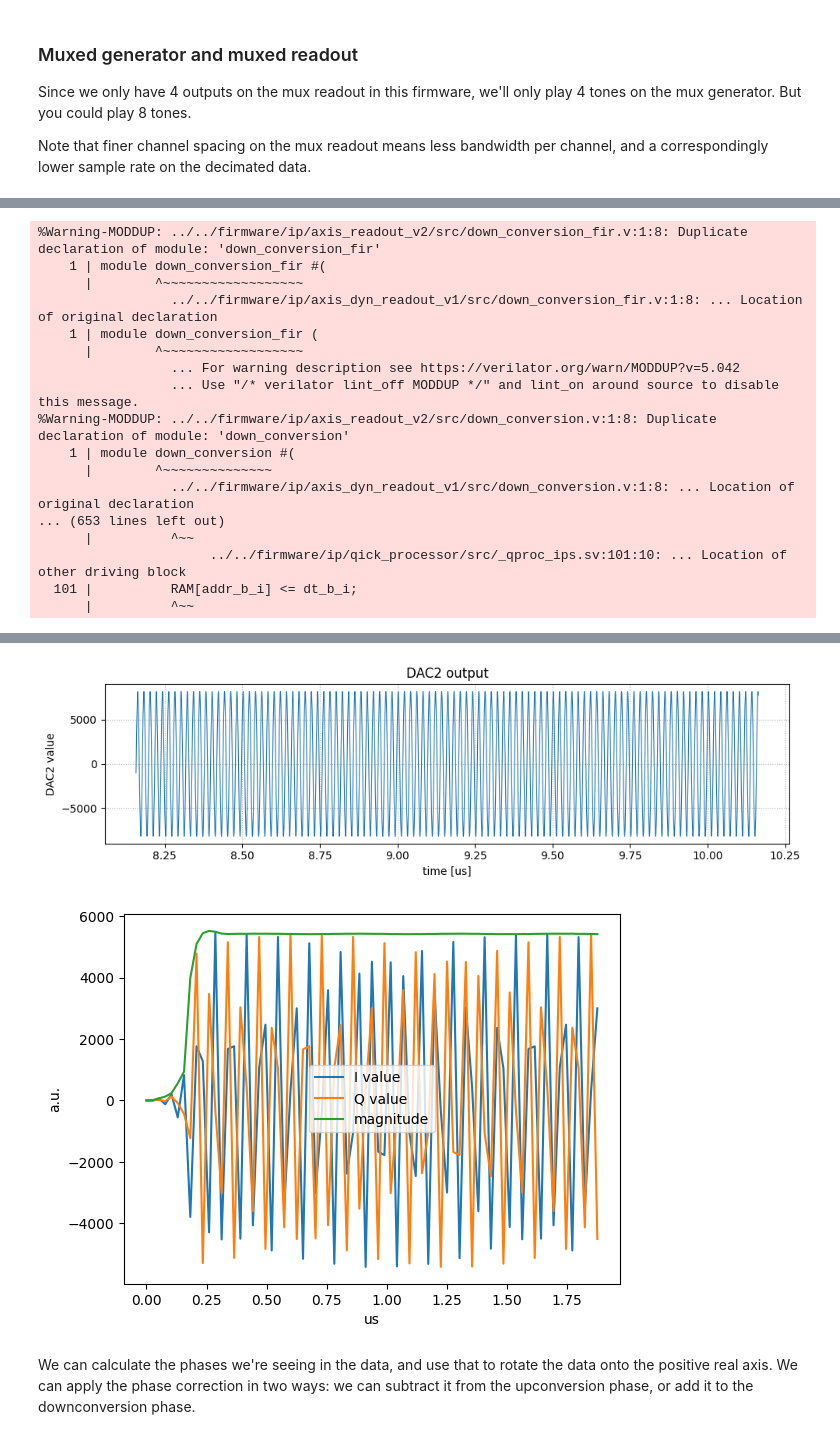
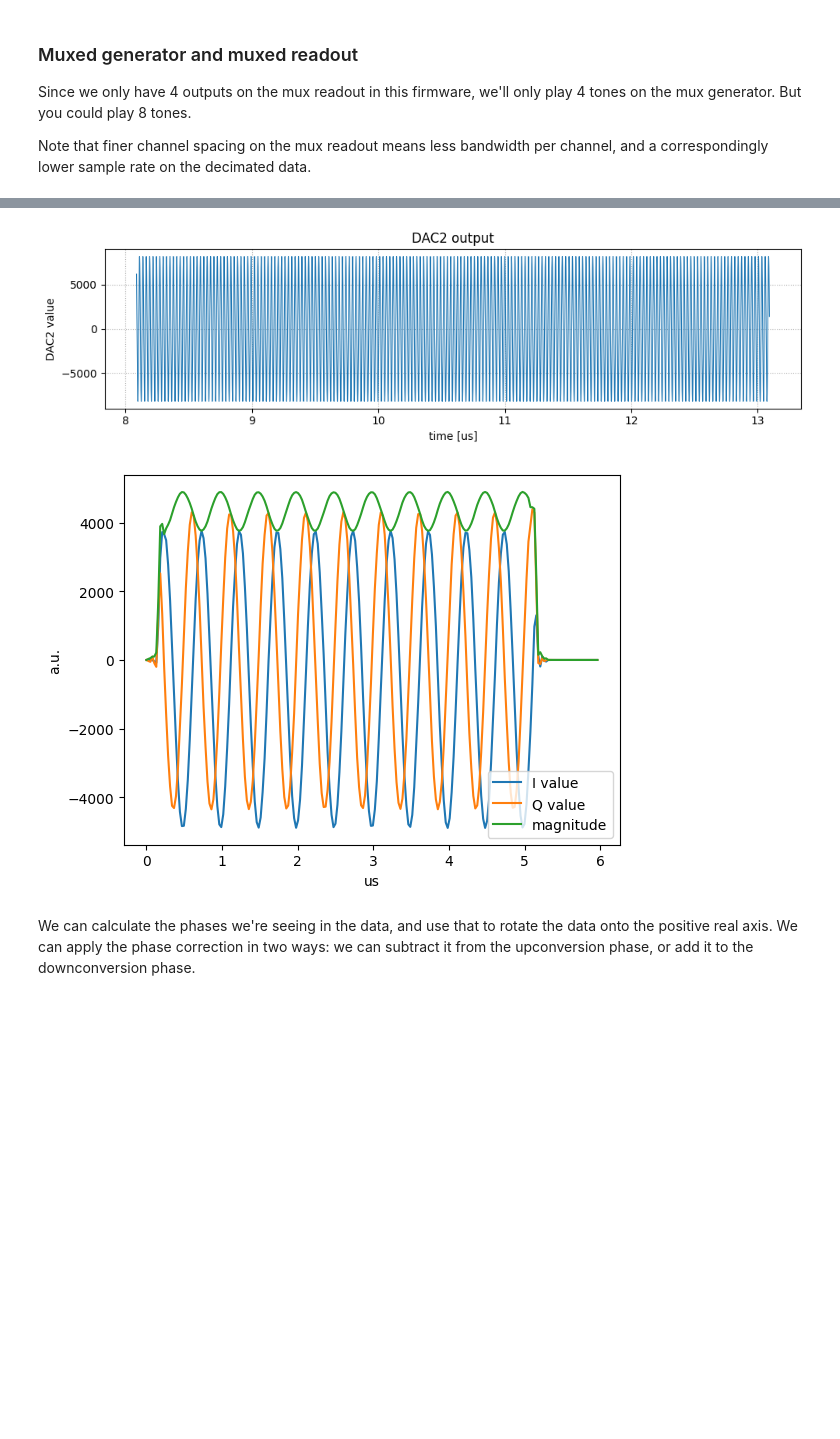
Before and after one commit to openquantumhardware/qick, a Jupyter notebook: emulator/notebooks/01_gens-and-readouts.ipynb, the cells around one changed output, grey strips where cells are left out. Saved outputs shown, nothing was run; the diff lists cells and outputs as text; code cells hidden in the pictures; blank space fills up the shorter version.

```diff
--- a/emulator/notebooks/01_gens-and-readouts.ipynb
+++ b/emulator/notebooks/01_gens-and-readouts.ipynb
@@ -184,7 +184,6 @@ class MuxProgram(AveragerProgramV2):
                          mux_phases=cfg['pulse_phases'])
         for ch, f, ph in zip(cfg['ro_chs'], cfg['pulse_freqs'], cfg['ro_phases']):
             self.declare_readout(ch=ch, length=cfg['ro_len'], freq=f, phase=ph, gen_ch=gen_ch)
-        # self.declare_readout(ch=ro_chs[0], length=cfg['ro_len'])
 
         self.add_pulse(ch=gen_ch, name="mymux",
                        style="const",
@@ -199,13 +198,14 @@ class MuxProgram(AveragerProgramV2):
 
 config = {'gen_ch': FSMUXGEN_CH,
           'ro_chs': MUXRO_CH,
-          'pulse_freqs': [50, 0, 0, 0],
+        #   'pulse_freqs': [38.4/2-2, 0, 0, 0],
+          'pulse_freqs': [38.4-0, 0, 0, 0],
           'pulse_gains': [1.0]*4,
           'pulse_phases': [0.0]*4,
           'ro_phases': [0.0]*4,
           'trig_time': 0.4,
-          'pulse_len': 1.0,
-          'ro_len': 1.9,
+          'pulse_len': 5.0,
+          'ro_len': 6.0,
          }
 
 prog = MuxProgram(soccfg, reps=1, final_delay=0.5, cfg=config)
@@ -215,7 +215,7 @@ OUT = ARTIFACTS_ROOT / 'MuxProgram'
 OUT.mkdir(parents=True, exist_ok=True)
 print(f'Artifacts -> {OUT}')
 
-soc = soc.prepare_emu(memdir=OUT, build=True, trace=True, verbose=True)
+soc = soc.prepare_emu(memdir=OUT, build=True, trace=True, verbose=False)
 
 iq_list = prog.acquire_decimated(soc, rounds=1)
 t = prog.get_time_axis(ro_index=0)
@@ -246,17 +244,0 @@ Artifacts -> /home/dmartin2/hrl-labs-clinic/qick_hrl_clinic_b_features/emulator/
-%Warning-MODDUP: ../../firmware/ip/axis_readout_v2/src/down_conversion_fir.v:1:8: Duplicate declaration of module: 'down_conversion_fir'
-    1 | module down_conversion_fir #(
-      |        ^~~~~~~~~~~~~~~~~~~
-                 ../../firmware/ip/axis_dyn_readout_v1/src/down_conversion_fir.v:1:8: ... Location of original declaration
-    1 | module down_conversion_fir (
-      |        ^~~~~~~~~~~~~~~~~~~
-                 ... For warning description see https://verilator.org/warn/MODDUP?v=5.042
-                 ... Use "/* verilator lint_off MODDUP */" and lint_on around source to disable this message.
-%Warning-MODDUP: ../../firmware/ip/axis_readout_v2/src/down_conversion.v:1:8: Duplicate declaration of module: 'down_conversion'
-    1 | module down_conversion #(
-      |        ^~~~~~~~~~~~~~~
-                 ../../firmware/ip/axis_dyn_readout_v1/src/down_conversion.v:1:8: ... Location of original declaration
-... (653 lines left out)
-      |          ^~~
-                      ../../firmware/ip/qick_processor/src/_qproc_ips.sv:101:10: ... Location of other driving block
-  101 |          RAM[addr_b_i] <= dt_b_i;
-      |          ^~~
@@ -280,5 +245,5 @@ g++   -I.  -MMD -I/home/dmartin2/hrl-labs-clinic/verilator_v5.042/include -I/hom
-[figure, old version]
+[figure, new version]
-[figure, old version]
+[figure, new version]
 # %%
 class MuxProgram(AveragerProgramV2):
     def _initialize(self, cfg):
```
Also changed, not shown: parts of 1 cell of this notebook, 9 other files.
